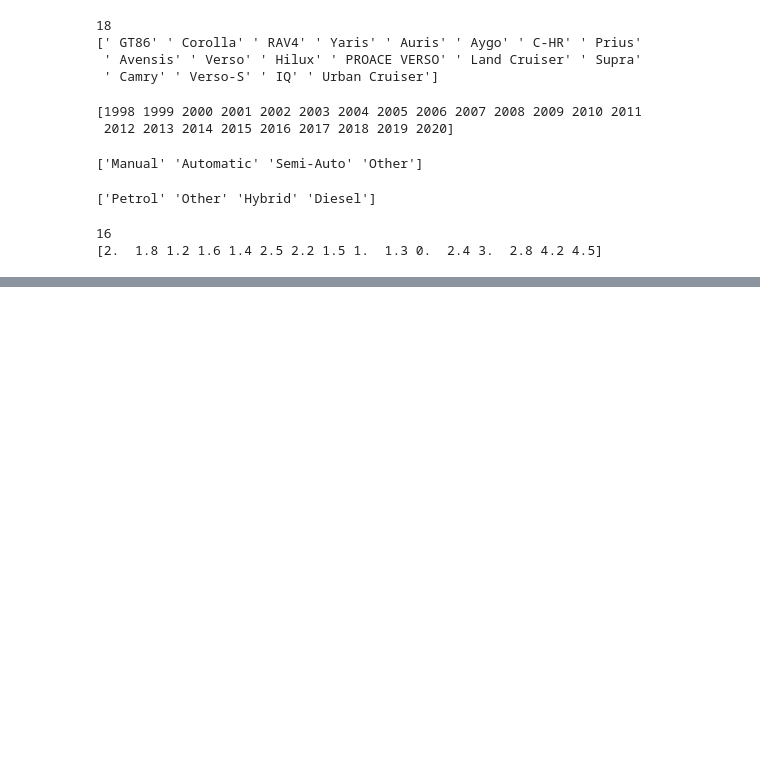
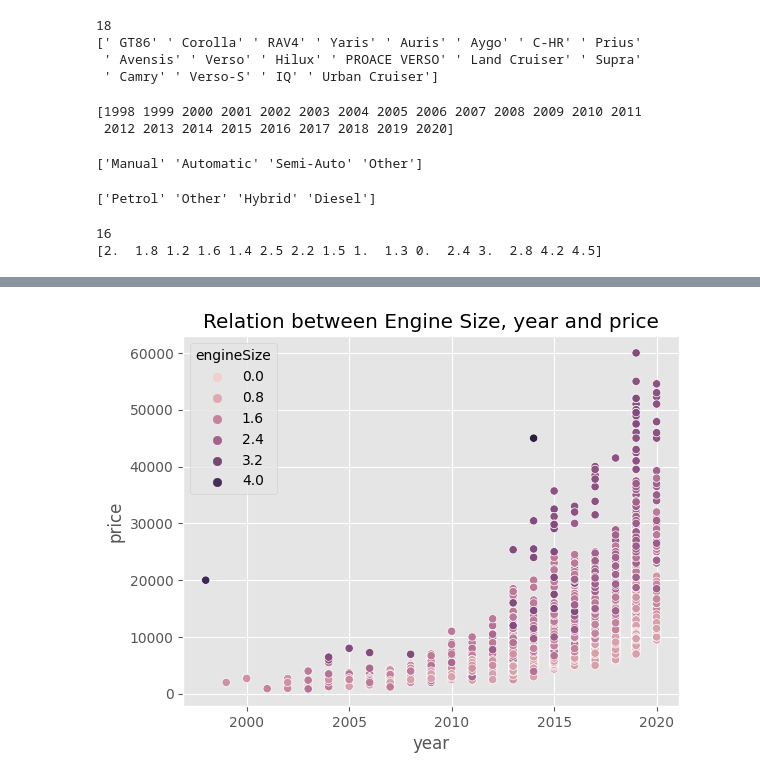
Before and after one commit to Julio-M-Siqueira/UK_Used_Car, a Jupyter notebook: notebook.ipynb, the cells around one changed output, grey strips where cells are left out. Saved outputs shown, nothing was run; the diff lists cells and outputs as text; code cells hidden in the pictures; blank space fills up the shorter version.

```diff
--- a/notebook.ipynb
+++ b/notebook.ipynb
@@ -87,0 +116,5 @@ data.describe()
+# %%
+sns.scatterplot(data=numerical_features, x='year', y='price', hue='engineSize').set(title='Relation between Engine Size, year and price')
+plt.show()
+# %% [output]
+[figure, added]
```
Also changed, not shown: parts of 12 cells of this notebook.
